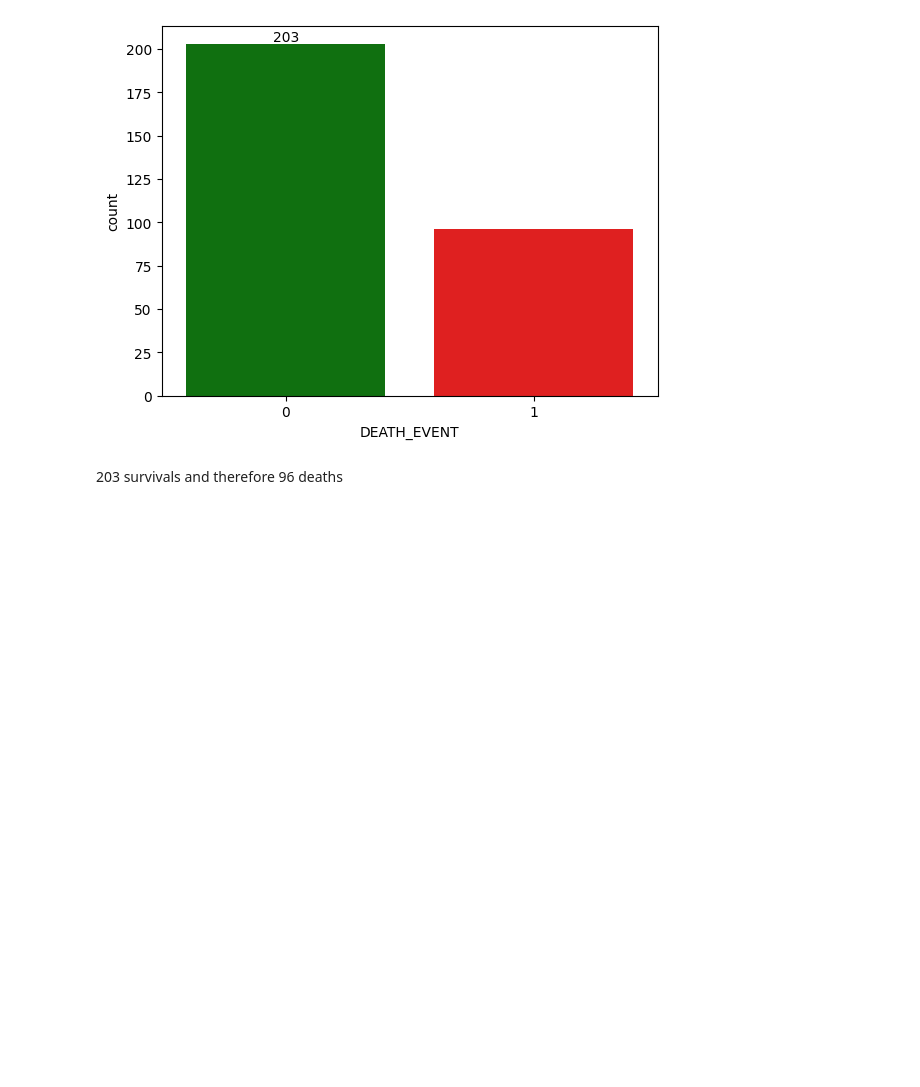
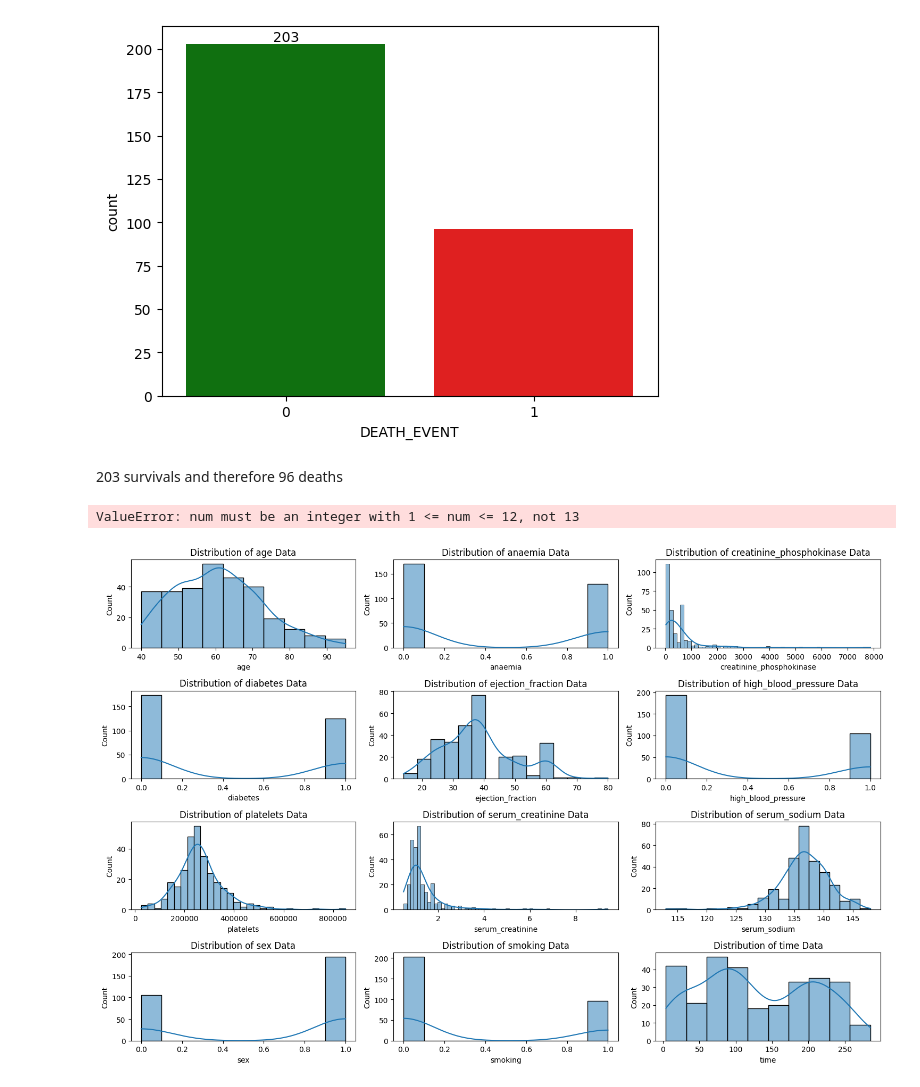
Before and after one commit to Rokeeb17/DS-Assignments, a Jupyter notebook: NeuralNetwork.ipynb, the cells around one changed output. Cells and saved outputs as stored; diff of their text form; code cells hidden in the pictures; blank space fills up the shorter version.

```diff
--- a/NeuralNetwork.ipynb
+++ b/NeuralNetwork.ipynb
@@ -87,3 +92,14 @@ lilgraph.bar_label(lilgraph.containers[0])
 [figure]
 # %% [markdown]
 203 survivals and therefore 96 deaths
+# %%
+plt.figure(figsize=(15,10)) ## not entirely sure what the error is for but my desired graphs were produced?
+for i,col in enumerate(data.columns,1):
+    plt.subplot(4,3,i)
+    plt.title(f"Distribution of {col} Data")
+    sns.histplot(data[col],kde=True)
+    plt.tight_layout()
+    plt.plot()
+# %% [output]
+ValueError: num must be an integer with 1 <= num <= 12, not 13
+[figure, added]
```
Also changed, not shown: parts of 43 cells of this notebook.
